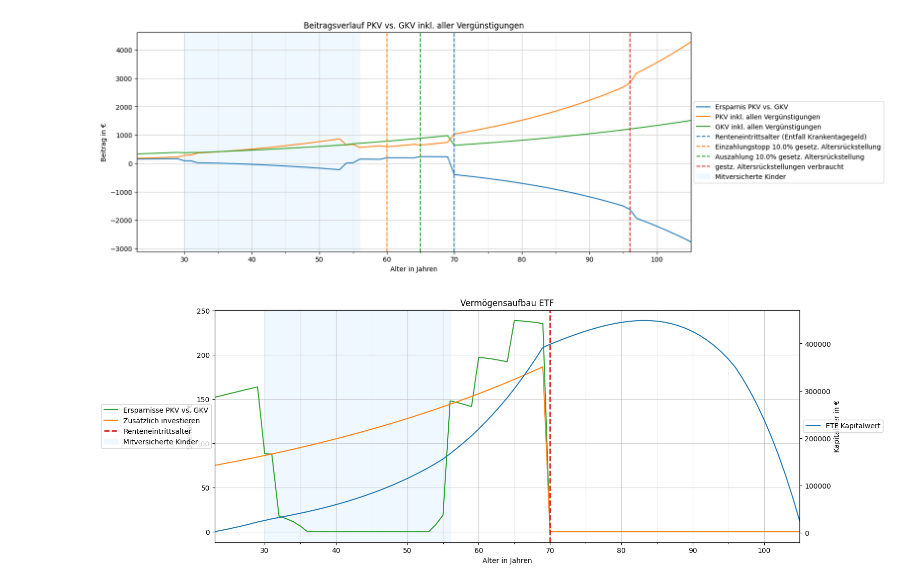
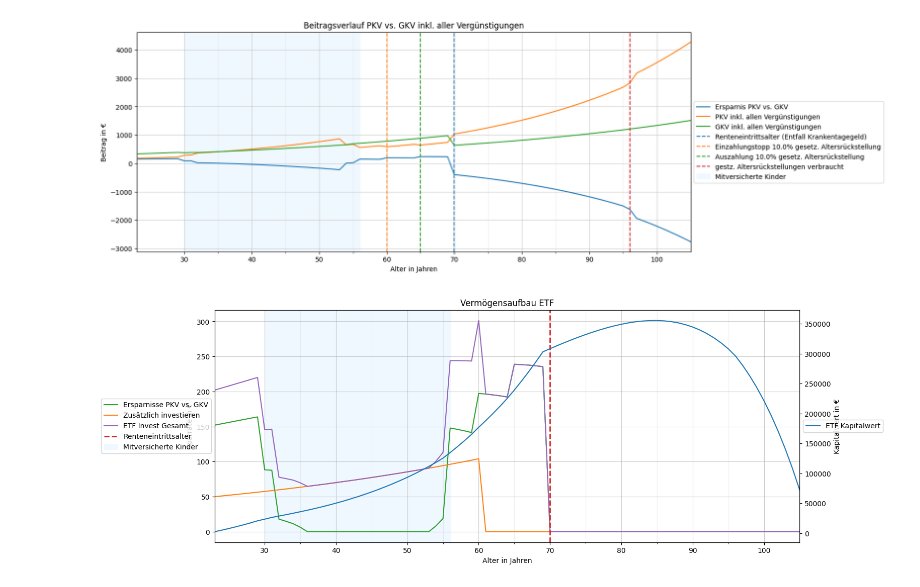
Before and after one commit to maxileith/pkv-kosten, a Jupyter notebook: notebook.ipynb, the cells around one changed output. Saved outputs shown, nothing was run; the diff lists cells and outputs as text; code cells hidden in the pictures.

```diff
--- a/notebook.ipynb
+++ b/notebook.ipynb
@@ -164,9 +164,11 @@ RENDITE_KAPITALMARKT = 0.05 # p.a.
 KAPITALERTRAGSSTEUER = 0.25
 
 # Vermögensaufbau
-ON_TOP_INVESTIEREN = 75 # bis Rente werden 100€ über die PKV Preisvorteile hinaus investiert
-ON_TOP_AUTOMATISCH_ERHOEHEN = 0.02 # p.a.
-REDUKTION_ETF = 0.8 # Die Rate der PKV wird zum Renteneintritt um 60% reduziert
+ON_TOP_INVESTIEREN_BETRAG = 50 # bis Rente werden 100€ über die PKV Preisvorteile hinaus investiert
+ON_TOP_INVESTIEREN_BEITRAGSAUTOMATIK = 0.02 # p.a.
+ON_TOP_INVESTIEREN_BIS = 60
+REDUKTION_ETF_AB = RENTENEINTRITTSALTER # Der ETF wird ab Rentenalter zum verringern der Beiträge verwendet
+REDUKTION_ETF = 0.6 # Die Rate der PKV wird um 60% reduziert
 # %%
 min_x = math.ceil(EINTRITTSALTER / 10.0) * 10
 major_ticks = np.arange(min_x, ENDALTER, 10)
@@ -604,14 +606,15 @@ plt.show()
 ## Vermögensaufbau
 # %%
 df['Ersparnis PKV vs. GKV'] = df['GKV: Beitrag inkl. Zuschüsse inkl. LS'] - df['PKV: Beitrag Gesamt inkl. Zuschüsse inkl. LS inkl. AR']
-df['Zusätzlich investieren'] = np.where(~df['Rentenbezug'], ON_TOP_INVESTIEREN * np.power(1 + ON_TOP_AUTOMATISCH_ERHOEHEN, df['Alter'] - EINTRITTSALTER), 0)
-df['ETF Auszahlung (vor Steuer)'] = np.where(df['Rentenbezug'], df['PKV: Beitrag Gesamt inkl. Zuschüsse inkl. LS inkl. AR'] * REDUKTION_ETF / (1 - KAPITALERTRAGSSTEUER), 0)
+df['Zusätzlich investieren'] = np.where(df['Alter'] <= ON_TOP_INVESTIEREN_BIS, ON_TOP_INVESTIEREN_BETRAG * np.power(1 + ON_TOP_INVESTIEREN_BEITRAGSAUTOMATIK, df['Alter'] - EINTRITTSALTER), 0)
+df['ETF Auszahlung (vor Steuer)'] = np.where(df['Alter'] >= REDUKTION_ETF_AB, df['PKV: Beitrag Gesamt inkl. Zuschüsse inkl. LS inkl. AR'] * REDUKTION_ETF / (1 - KAPITALERTRAGSSTEUER), 0)
 df['Gebildete Ergsparnisse in ETF'] = np.maximum(0, interest((np.maximum(df['Ersparnis PKV vs. GKV'], 0) + df['Zusätzlich investieren'] - df['ETF Auszahlung (vor Steuer)']) * 12, RENDITE_KAPITALMARKT))
 df['ETF Auszahlung (vor Steuer)'] = np.where(df['Gebildete Ergsparnisse in ETF'] == 0, 0, np.minimum(df['Gebildete Ergsparnisse in ETF'] / 12, df['ETF Auszahlung (vor Steuer)']))
 df['ETF Auszahlung (nach Steuer)'] = df['ETF Auszahlung (vor Steuer)'] * (1 - KAPITALERTRAGSSTEUER)
 
 df['PKV: Beitrag Gesamt inkl. Zuschüsse inkl. LS inkl. AR inkl. ETF'] = df['PKV: Beitrag Gesamt inkl. Zuschüsse inkl. LS inkl. AR'] + np.maximum(df['Ersparnis PKV vs. GKV'], 0) + df['Zusätzlich investieren'] - df['ETF Auszahlung (nach Steuer)']
-df['PKV: Beitrag Gesamt inkl. Zuschüsse inkl. LS inkl. AR inkl. ETF inlfationsbereinigt'] = df['PKV: Beitrag Gesamt inkl. Zuschüsse inkl. LS inkl. AR inkl. ETF'] / df[f'Inflation seit {JAHR}']
+
+df['PKV: Beitrag Gesamt inkl. Zuschüsse inkl. LS inkl. AR inkl. ETF inflationsbereinigt'] = df['PKV: Beitrag Gesamt inkl. Zuschüsse inkl. LS inkl. AR inkl. ETF'] / df[f'Inflation seit {JAHR}']
 df['GKV: Beitrag inkl. Zuschüsse inkl. LS inflationsbereinigt'] = df['GKV: Beitrag inkl. Zuschüsse inkl. LS'] / df[f'Inflation seit {JAHR}']
 
 df[[
@@ -629,7 +632,7 @@ df[[
     'ETF Auszahlung (vor Steuer)',
     'ETF Auszahlung (nach Steuer)',
     'PKV: Beitrag Gesamt inkl. Zuschüsse inkl. LS inkl. AR inkl. ETF',
-    'PKV: Beitrag Gesamt inkl. Zuschüsse inkl. LS inkl. AR inkl. ETF inlfationsbereinigt',
+    'PKV: Beitrag Gesamt inkl. Zuschüsse inkl. LS inkl. AR inkl. ETF inflationsbereinigt',
     'GKV: Beitrag inkl. Zuschüsse inkl. LS inflationsbereinigt',
 ]]
 # %% [output]
@@ -686,32 +689,34 @@ plt.show()
 # %%
 f, ax1 = plt.subplots(1)
 f.set_size_inches((15, 6))
 ax2 = ax1.twinx()
 
 ax1.plot(df['Alter'], np.maximum(0, df['Ersparnis PKV vs. GKV']), label='Ersparnisse PKV vs. GKV', color='tab:green')
-ax1.plot(df['Alter'], np.maximum(0, df['Zusätzlich investieren']), label='Zusätzlich investieren', color='tab:orange')
-ax2.plot(df['Alter'], df['Gebildete Ergsparnisse in ETF'], label='ETF Kapitalwert', color='tab:blue')
+ax1.plot(df['Alter'], df['Zusätzlich investieren'], label='Zusätzlich investieren', color='tab:orange')
+ax1.plot(df['Alter'], np.maximum(0, df['Ersparnis PKV vs. GKV']) + df['Zusätzlich investieren'], label='ETF Invest Gesamt', color='tab:purple')
 
 ax1.axvline(x=RENTENEINTRITTSALTER, label="Renteneintrittsalter", linestyle='dashed', color='tab:red', linewidth=2)
 
 if alter_wenn_erstes_kind != 1000:
     ax1.axvspan(alter_wenn_erstes_kind, alter_wenn_letztes_kind, color='aliceblue', label='Mitversicherte Kinder')
+
+ax2.plot(df['Alter'], df['Gebildete Ergsparnisse in ETF'], label='ETF Kapitalwert', color='tab:blue')
 
 ax1.set_xlim(left=EINTRITTSALTER)
 ax1.set_xlim(right=ENDALTER)
 
 ax1.set_title('Vermögensaufbau ETF')
 ax1.set_xlabel('Alter in Jahren')
 ax1.set_ylabel('Sparrate in €')
-ax2.set_ylabel('Kapitalwer in €')
+ax2.set_ylabel('Kapitalwert in €')
 
 ax1.set_xticks(major_ticks)
 ax1.set_xticks(minor_ticks, minor=True)
 ax1.grid(which='minor', alpha=0.2)
 ax1.grid(which='major', alpha=0.6)
 
 ax1.legend(loc='center right', bbox_to_anchor=(0, 0.5))
 ax2.legend(loc='center left', bbox_to_anchor=(1, 0.5))
 plt.show()
 # %% [output]
-[figure, old version]
+[figure, new version]
```
Also changed, not shown: parts of 3 cells of this notebook.
